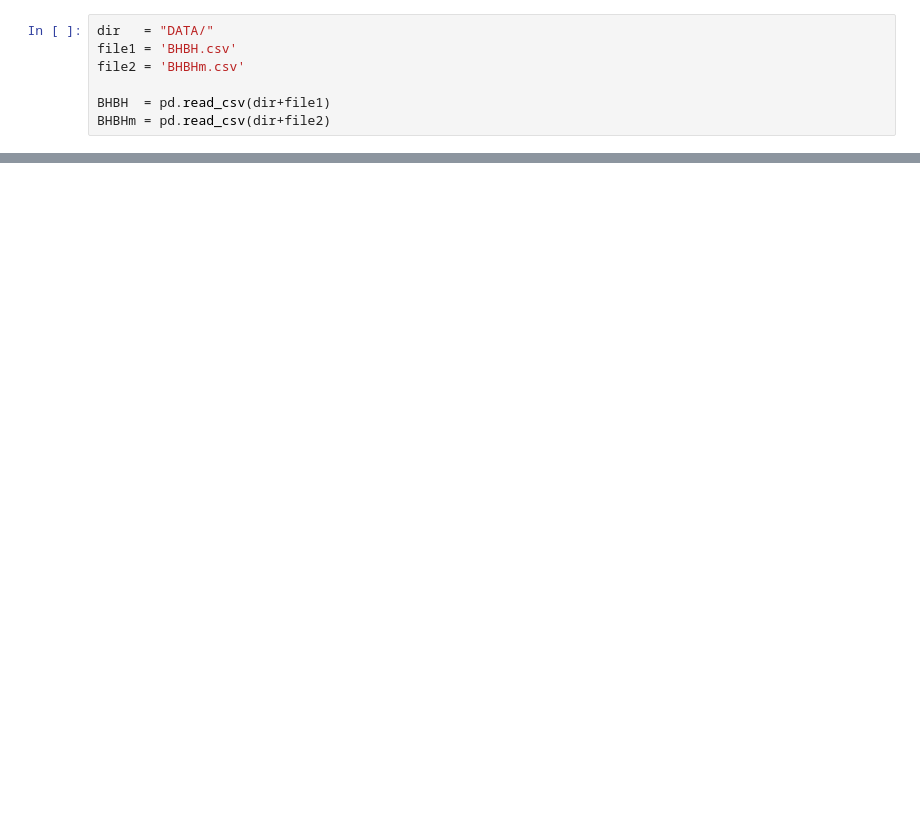
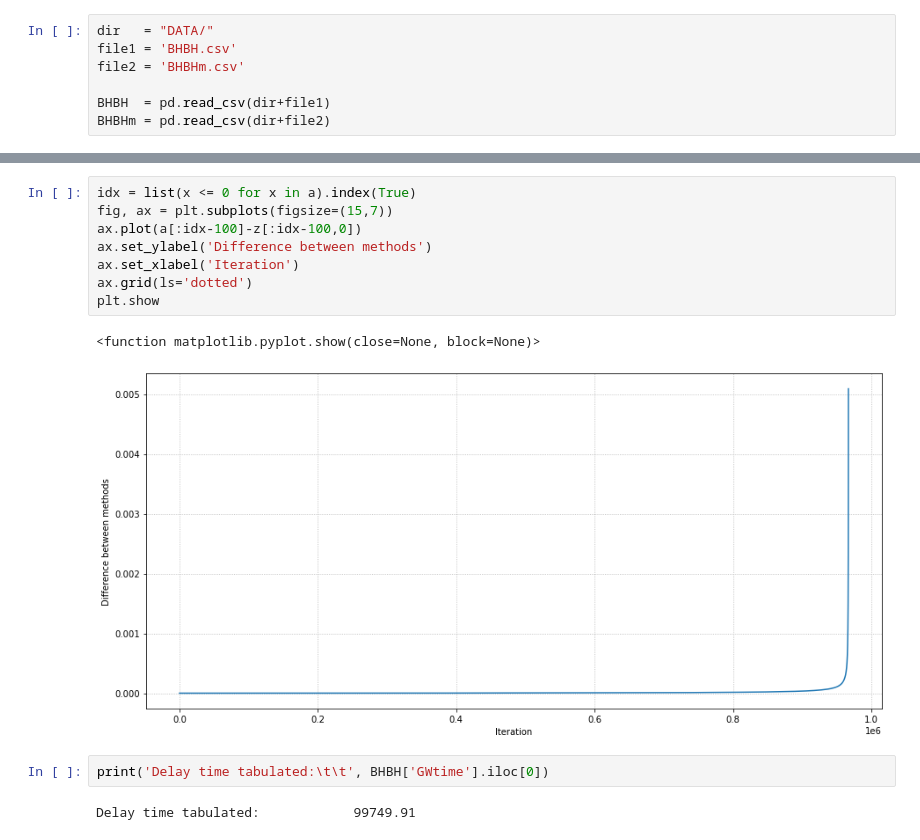
Before and after one commit to Bahadoram/Delay-Time-Dist.-of-Compact-Binary-Objects, a Jupyter notebook: project.ipynb, the cells around one changed output, grey strips where cells are left out. Saved outputs shown, nothing was run; the diff lists cells and outputs as text; blank space fills up the shorter version.

```diff
--- a/project.ipynb
+++ b/project.ipynb
@@ -72,0 +152,15 @@ plt.show()
+# %%
+idx = list(x <= 0 for x in a).index(True)
+fig, ax = plt.subplots(figsize=(15,7))
+ax.plot(a[:idx-100]-z[:idx-100,0])
+ax.set_ylabel('Difference between methods')
+ax.set_xlabel('Iteration')
+ax.grid(ls='dotted')
+plt.show
+# %% [output]
+<function matplotlib.pyplot.show(close=None, block=None)>
+[figure, added]
+# %%
+print('Delay time tabulated:\t\t', BHBH['GWtime'].iloc[0])
+# %% [output]
+Delay time tabulated:            99749.91
```
Also changed, not shown: parts of 10 cells of this notebook, 1 other file.
